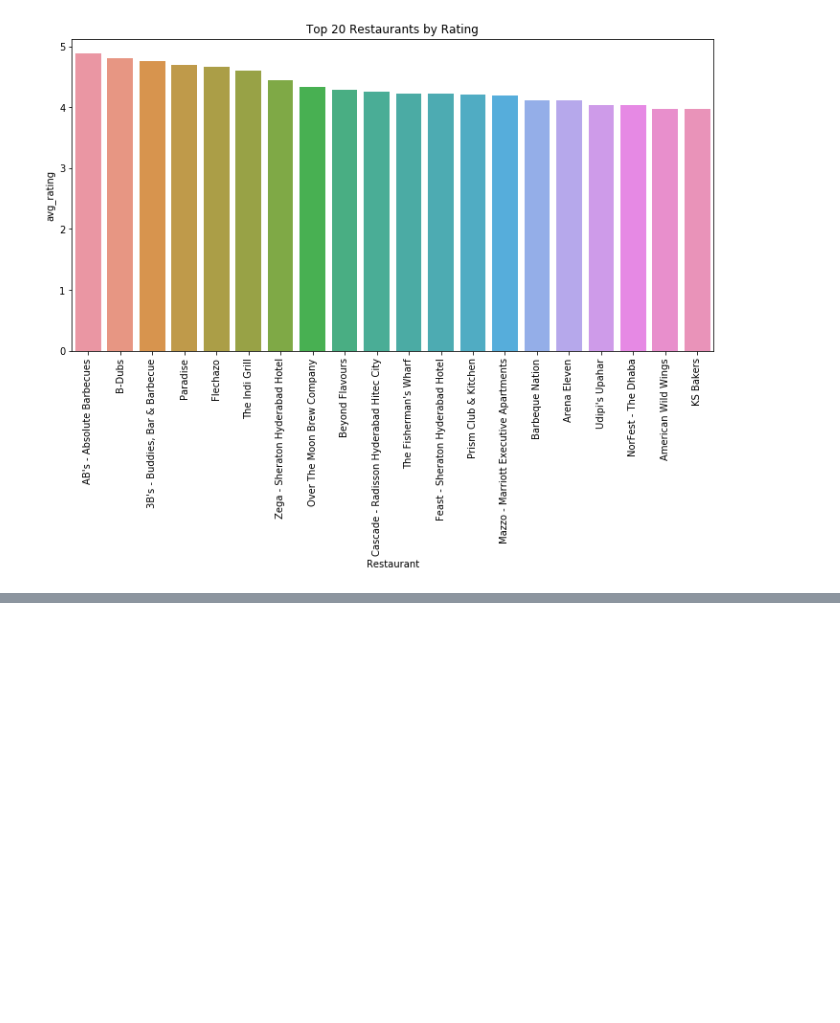
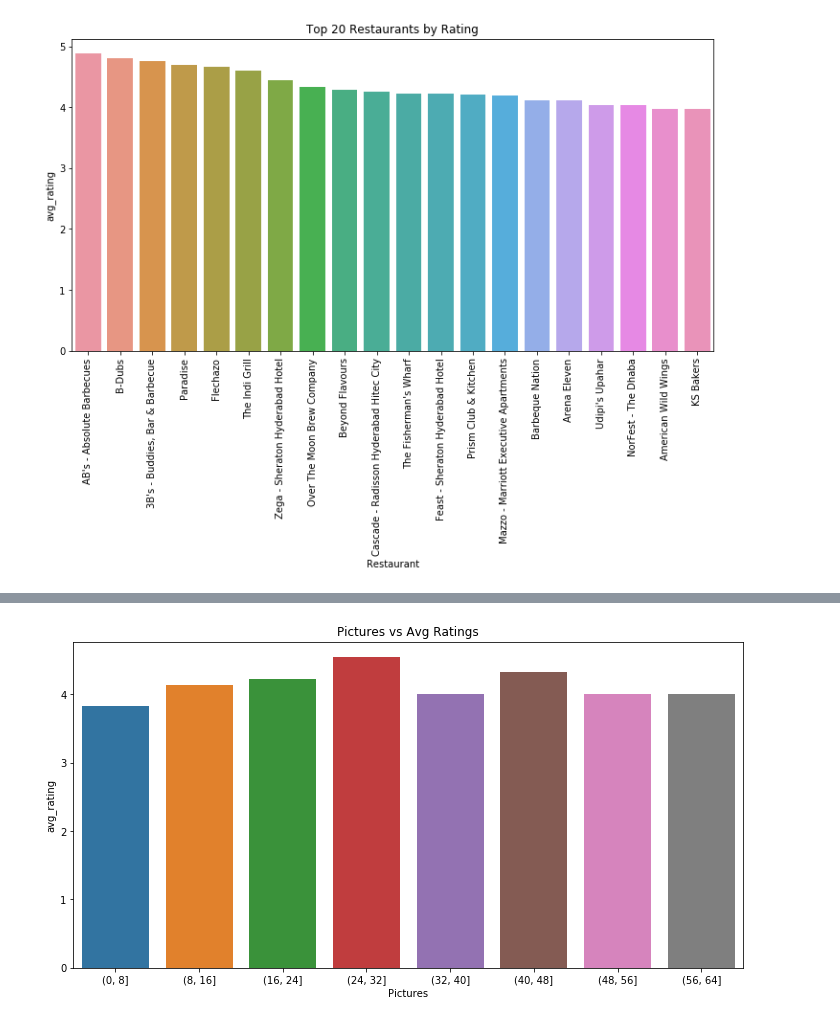
Before and after one commit to bhanuprakash-7/zomato-reviews-clustering-sentimental-analysis, a Jupyter notebook: ZOMATO RESTAURANT CLUSTERING AND SENTIMENT ANALYSIS.ipynb, the cells around one changed output, grey strips where cells are left out. Cells and saved outputs as stored; diff of their text form; code cells hidden in the pictures; blank space fills up the shorter version.

```diff
--- a/ZOMATO RESTAURANT CLUSTERING AND SENTIMENT ANALYSIS.ipynb
+++ b/ZOMATO RESTAURANT CLUSTERING AND SENTIMENT ANALYSIS.ipynb
@@ -357,0 +399,5 @@ plt.show()
+# %%
+#Storing top restaurants sorted by rating
+pic_ratings = df.groupby(pd.cut(df['Pictures'], np.arange(0, 65, 8)))['Rating'].mean().reset_index().sort_values(by='Pictures')
+pic_ratings.columns=['Pictures','avg_rating']
+pic_ratings
@@ -357,0 +414,7 @@ plt.show()
+# %%
+plt.figure(figsize=(12,6))
+sns.barplot(data=pic_ratings[:20], x='Pictures', y='avg_rating')
+plt.title('Pictures vs Avg Ratings')
+plt.show()
+# %% [output]
+[figure, added]
```
Also changed, not shown: parts of 24 cells of this notebook.
